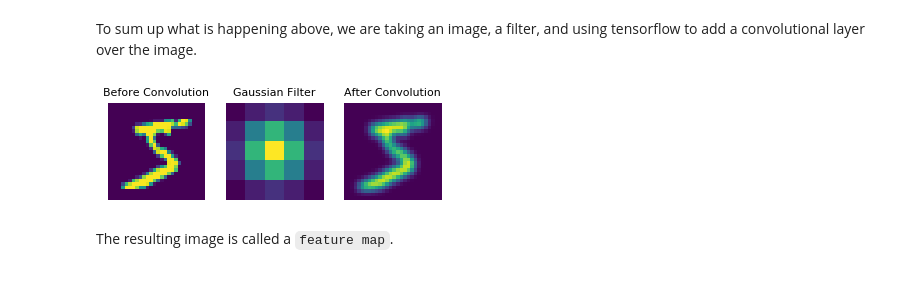
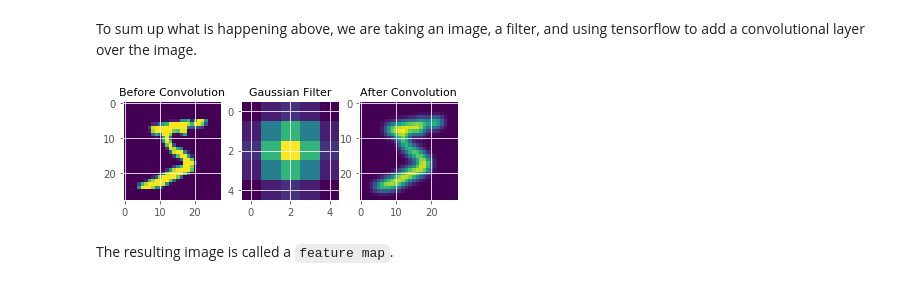
Before and after one commit to Connie-Liang/Data-Science-and-Machine-Learning-Notes, a Jupyter notebook: My CNN Notes.ipynb, the cells around one changed output. Drawn from its saved outputs; the diff is of its cells as text; code cells hidden in the pictures.

```diff
--- a/My CNN Notes.ipynb
+++ b/My CNN Notes.ipynb
@@ -254,27 +254,31 @@ gaussian_filter = (1/255) * np.array([
 
 first_digit_blurred = apply_convolution_to_image(first_digit_image, gaussian_filter)
 # %%
-fig, ax = plt.subplots(1,3, figsize=(6,6))
+def plot_convolution(original_image, filter, filter_applied, ax):
 
-ax[0].imshow(first_digit_image)
-ax[0].set_title("Before Convolution", fontsize=11)
+    fig, ax = plt.subplots(1,3, figsize=(6,6))
+
+    ax[0].imshow(original_image)
+    ax[0].set_title("Before Convolution", fontsize=11)
 
 
-ax[1].imshow(gaussian_filter)
-ax[1].set_title('Gaussian Filter', fontsize=11)
+    ax[1].imshow(filter)
+    ax[1].set_title('Gaussian Filter', fontsize=11)
 
 
-ax[2].imshow(first_digit_blurred)
-ax[2].set_title('After Convolution', fontsize=11)
+    ax[2].imshow(filter_applied)
+    ax[2].set_title('After Convolution', fontsize=11)
 
-for i in range(3):
-    ax[i].set_xticks([])
-    ax[i].set_yticks([])
+#     for i in range(3):
+#         ax[i].set_xticks([])
+#         ax[i].set_yticks([])
 
 
-plt.show()
+    plt.show()
-# %% [output]
-[figure, removed]
+# %%
+plot_convolution(first_digit_image, gaussian_filter, first_digit_blurred, ax)
+# %% [output]
+[figure, added]
 # %% [markdown]
 The resulting image is called a `feature map`.
 # %% [markdown]
```
Also changed, not shown: parts of 12 cells of this notebook.
